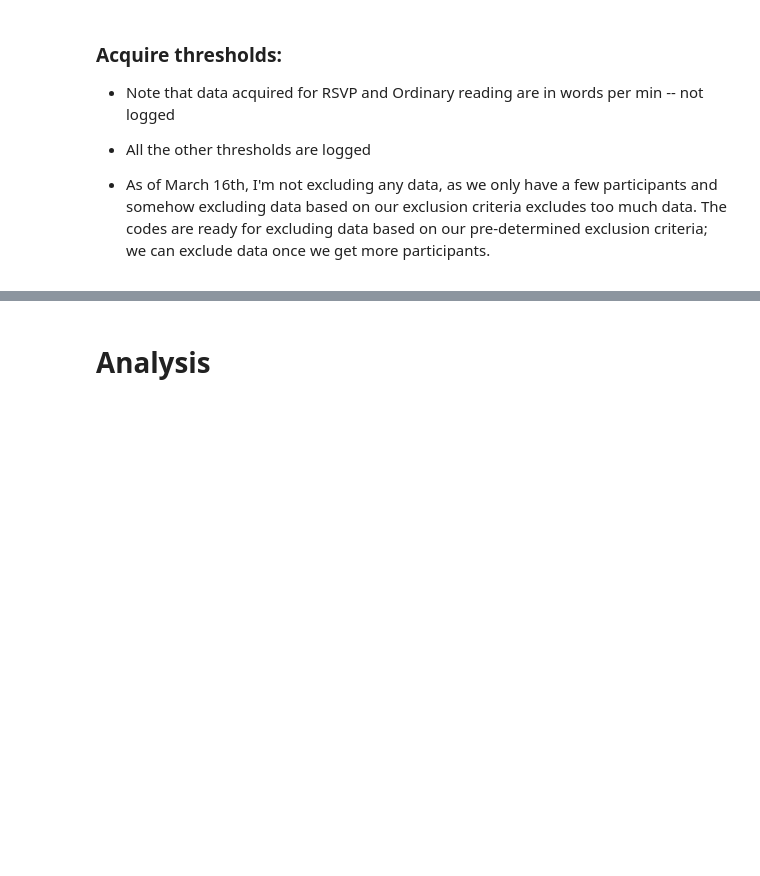
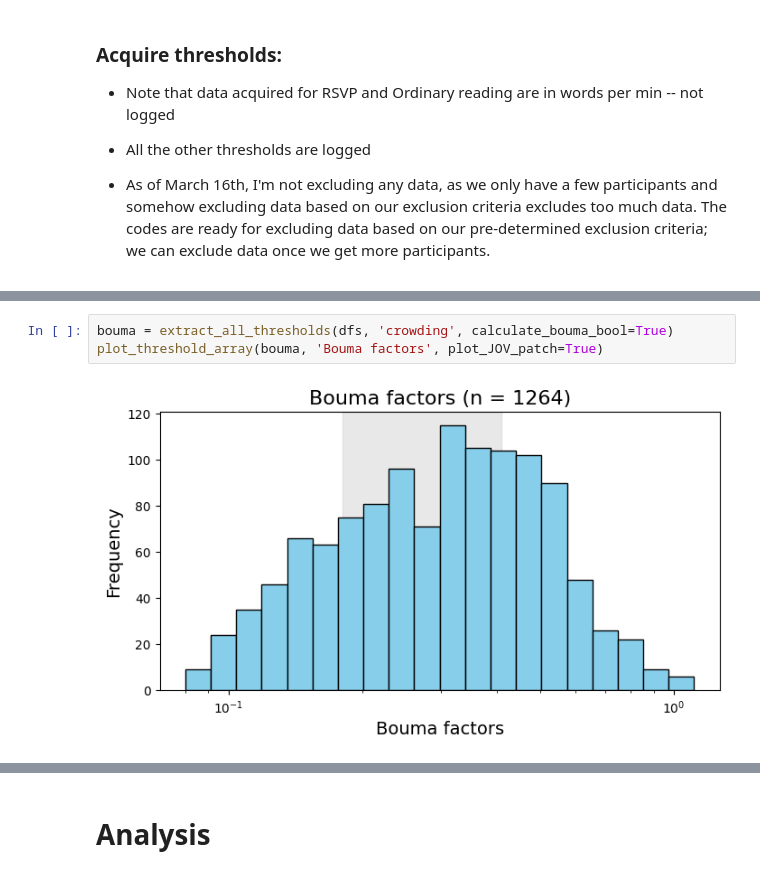
Before and after one commit to fh986/crowding-individual-difference, a Jupyter notebook: corr_analysis.ipynb, the cells around one changed output, grey strips where cells are left out. Drawn from its saved outputs; the diff is of its cells as text; blank space fills up the shorter version.

```diff
--- a/corr_analysis.ipynb
+++ b/corr_analysis.ipynb
@@ -427,0 +397,5 @@ plt.show()
+# %%
+bouma = extract_all_thresholds(dfs, 'crowding', calculate_bouma_bool=True)
+plot_threshold_array(bouma, 'Bouma factors', plot_JOV_patch=True)
+# %% [output]
+[figure, added]
```
Also changed, not shown: parts of 18 cells of this notebook.
